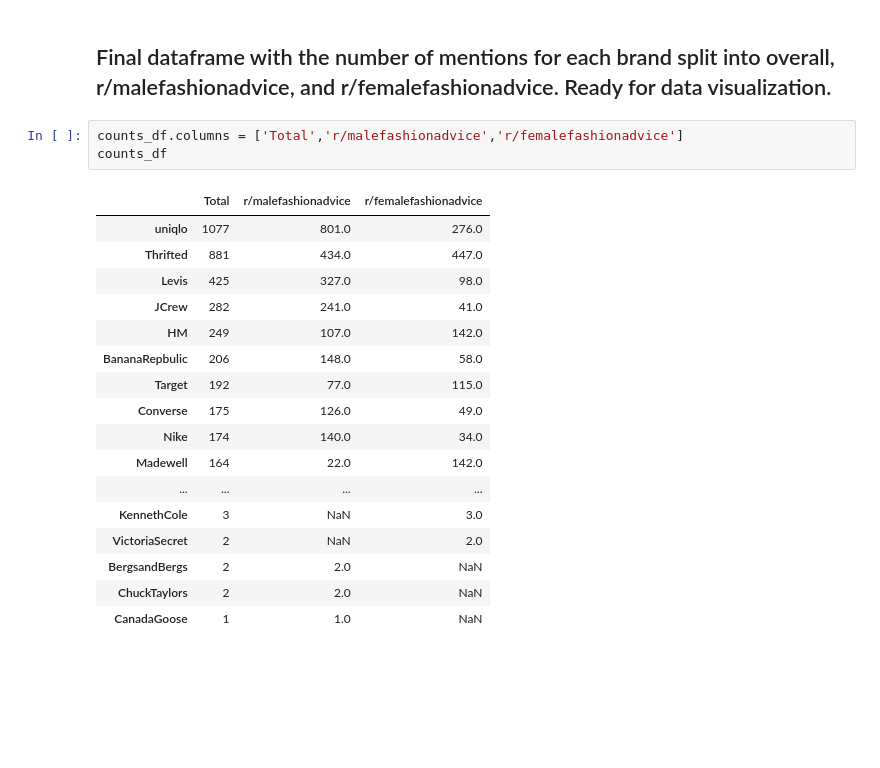
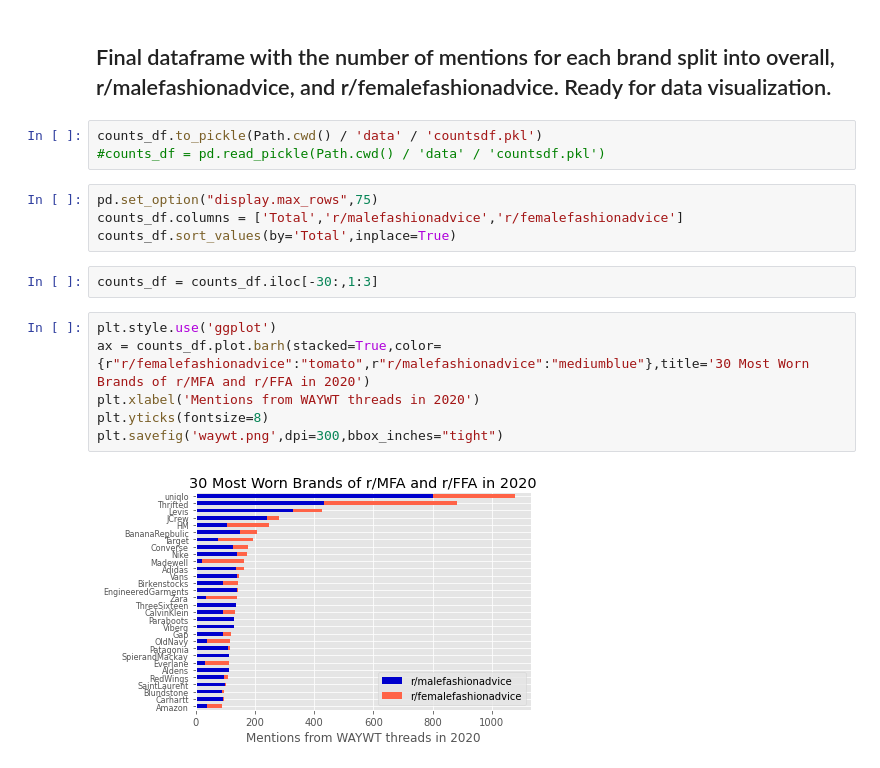
Before and after one commit to maybemaby/free-marketing-watch, a Jupyter notebook: free-marketing-watch.ipynb, the cells around one changed output. Drawn from its saved outputs; the diff is of its cells as text; blank space fills up the shorter version.

Commit message:
"Finished plot for top 30"

```diff
--- a/free-marketing-watch.ipynb
+++ b/free-marketing-watch.ipynb
@@ -142,24 +116,20 @@ pd.set_option("display.max_rows",117)
 counts_df = pd.concat([overall_counts,mfa_counts,ffa_counts],axis='columns',sort=False)
 # %% [markdown]
 ## Final dataframe with the number of mentions for each brand split into overall, r/malefashionadvice, and r/femalefashionadvice. Ready for data visualization.
+# %%
+counts_df.to_pickle(Path.cwd() / 'data' / 'countsdf.pkl')
+#counts_df = pd.read_pickle(Path.cwd() / 'data' / 'countsdf.pkl')
 # %%
+pd.set_option("display.max_rows",75)
 counts_df.columns = ['Total','r/malefashionadvice','r/femalefashionadvice']
-counts_df
+counts_df.sort_values(by='Total',inplace=True)
-# %% [output]
-|  | Total | r/malefashionadvice | r/femalefashionadvice |
-| uniqlo | 1077 | 801.0 | 276.0 |
-| Thrifted | 881 | 434.0 | 447.0 |
-| Levis | 425 | 327.0 | 98.0 |
-| JCrew | 282 | 241.0 | 41.0 |
-| HM | 249 | 107.0 | 142.0 |
-| BananaRepbulic | 206 | 148.0 | 58.0 |
-| Target | 192 | 77.0 | 115.0 |
-| Converse | 175 | 126.0 | 49.0 |
-| Nike | 174 | 140.0 | 34.0 |
-| Madewell | 164 | 22.0 | 142.0 |
-| ... | ... | ... | ... |
-| KennethCole | 3 | NaN | 3.0 |
-| VictoriaSecret | 2 | NaN | 2.0 |
-| BergsandBergs | 2 | 2.0 | NaN |
-| ChuckTaylors | 2 | 2.0 | NaN |
-| CanadaGoose | 1 | 1.0 | NaN |
+# %%
+counts_df = counts_df.iloc[-30:,1:3]
+# %%
+plt.style.use('ggplot')
+ax = counts_df.plot.barh(stacked=True,color={r"r/femalefashionadvice":"tomato",r"r/malefashionadvice":"mediumblue"},title='30 Most Worn Brands of r/MFA and r/FFA in 2020')
+plt.xlabel('Mentions from WAYWT threads in 2020')
+plt.yticks(fontsize=8)
+plt.savefig('waywt.png',dpi=300,bbox_inches="tight")
+# %% [output]
+[figure, added]
```
Also changed, not shown: parts of 3 cells of this notebook.
